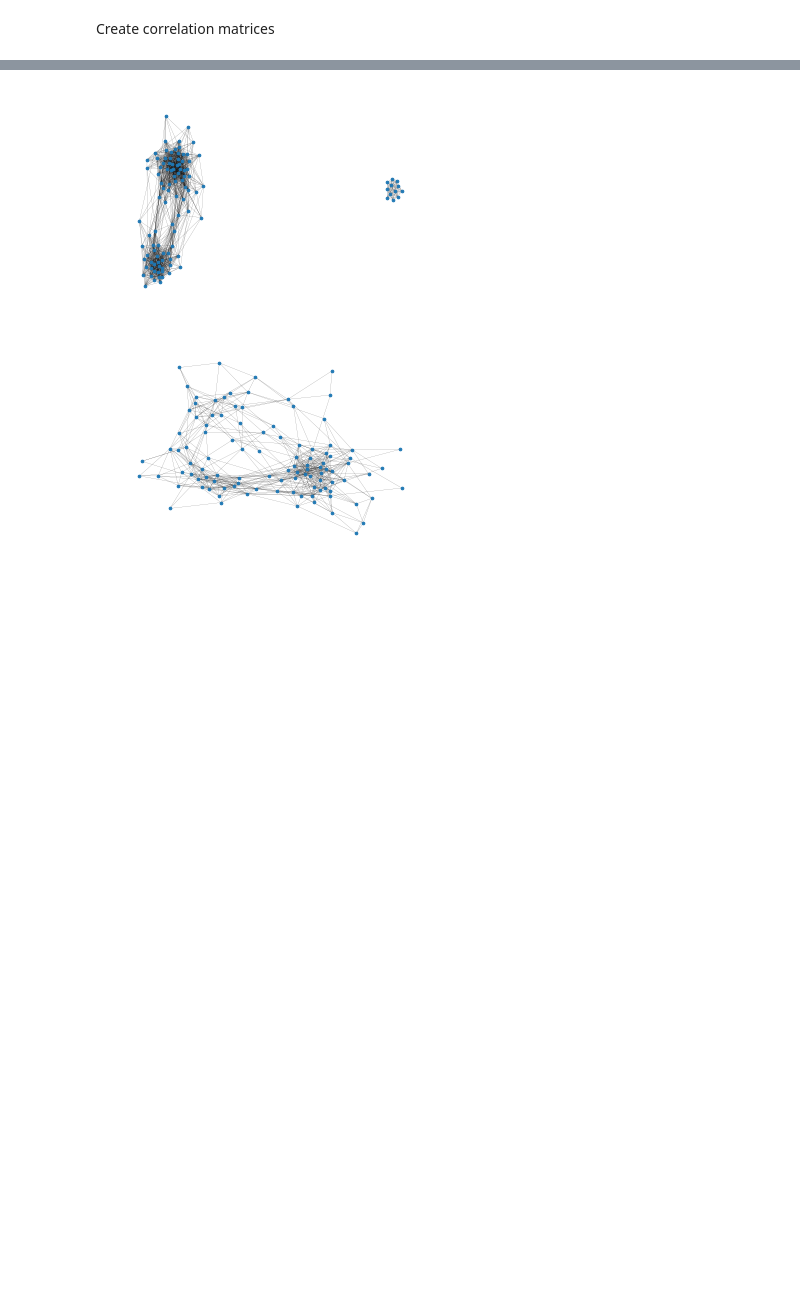
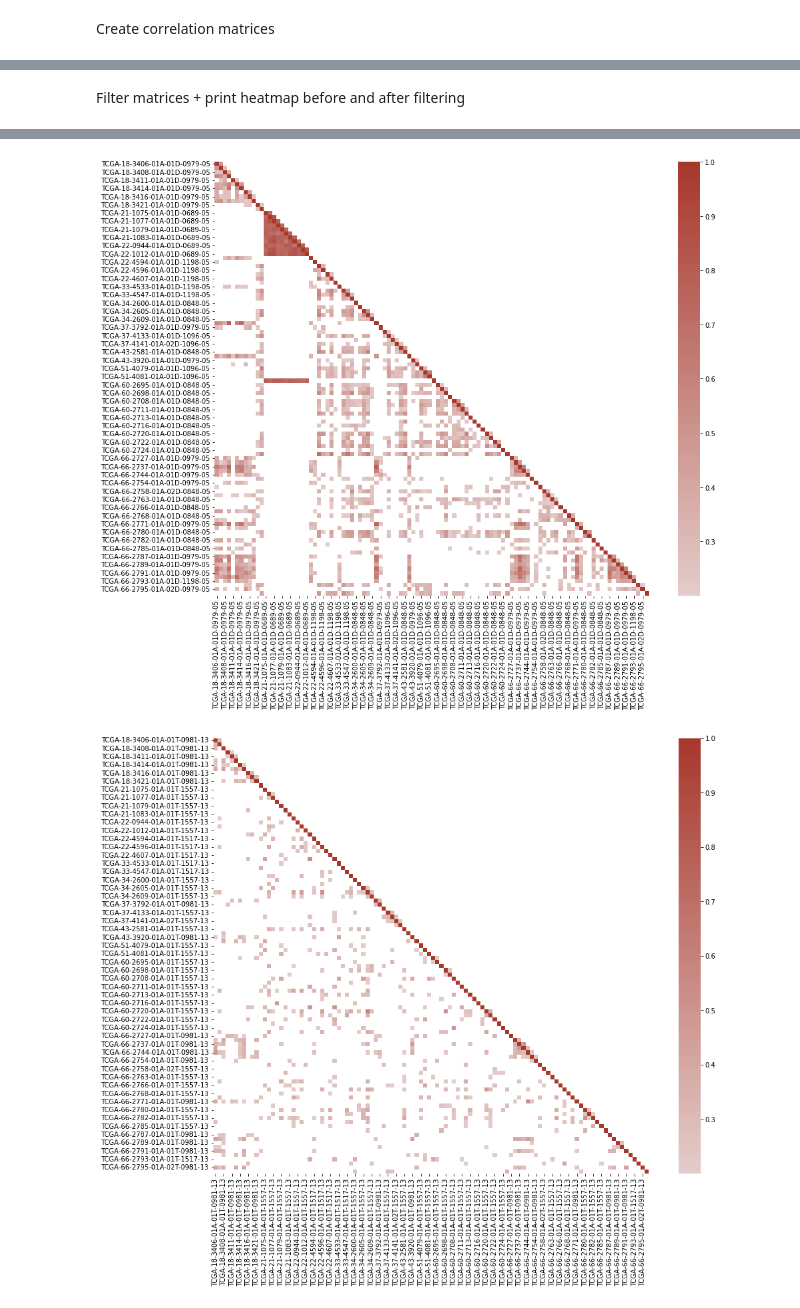
Before and after one commit to luistrinta/lung_networks, a Jupyter notebook: lung_networks.ipynb, the cells around one changed output, grey strips where cells are left out. Drawn from its saved outputs; the diff is of its cells as text; code cells hidden in the pictures; blank space fills up the shorter version.

```diff
--- a/lung_networks.ipynb
+++ b/lung_networks.ipynb
@@ -94,3 +90,5 @@ nx.write_gexf(G_mirna, "./lung_mirna.gexf")
+# %% [markdown]
+Filter matrices + print heatmap before and after filtering
 # %%
 matrices =[matrix_lung_gene,matrix_lung_methy,matrix_lung_mirna]
 
@@ -98,19 +96,15 @@ matrices =[matrix_lung_gene,matrix_lung_methy,matrix_lung_mirna]
 def filter_matrix(df,threshold):
     return df[df > threshold]
 
+#BEFORE
+matrix_heatmap(matrix_lung_gene)
+matrix_heatmap(matrix_lung_methy)
+matrix_heatmap(matrix_lung_mirna)
+time.sleep(2)
+
+#AFTER
+
 matrix_heatmap(filter_matrix(matrix_lung_gene,0.2))
 matrix_heatmap(filter_matrix(matrix_lung_methy,0.2))
 matrix_heatmap(filter_matrix(matrix_lung_mirna,0.2))
-time.sleep(0.1)
-G_lung_ = generate_network(matrix_lung_gene[matrix_lung_gene > 0.2])
-print_graph(G_lung_)
-
-G_lung_ = generate_network(filter_matrix(matrix_lung_gene,0.2))
-print_graph(G_lung_)
-
-G_methy = generate_network(filter_matrix(matrix_lung_methy,0.2))
-print_graph(G_methy)
-
-G_mirna = generate_network(filter_matrix(matrix_lung_mirna,0.2))
-print_graph(G_mirna)
 # %% [output]
@@ -121,2 +119,2 @@ print_graph(G_mirna)
-[figure, old version]
+[figure, new version]
-[figure, old version]
+[figure, new version]
```
Also changed, not shown: parts of 14 cells of this notebook.
